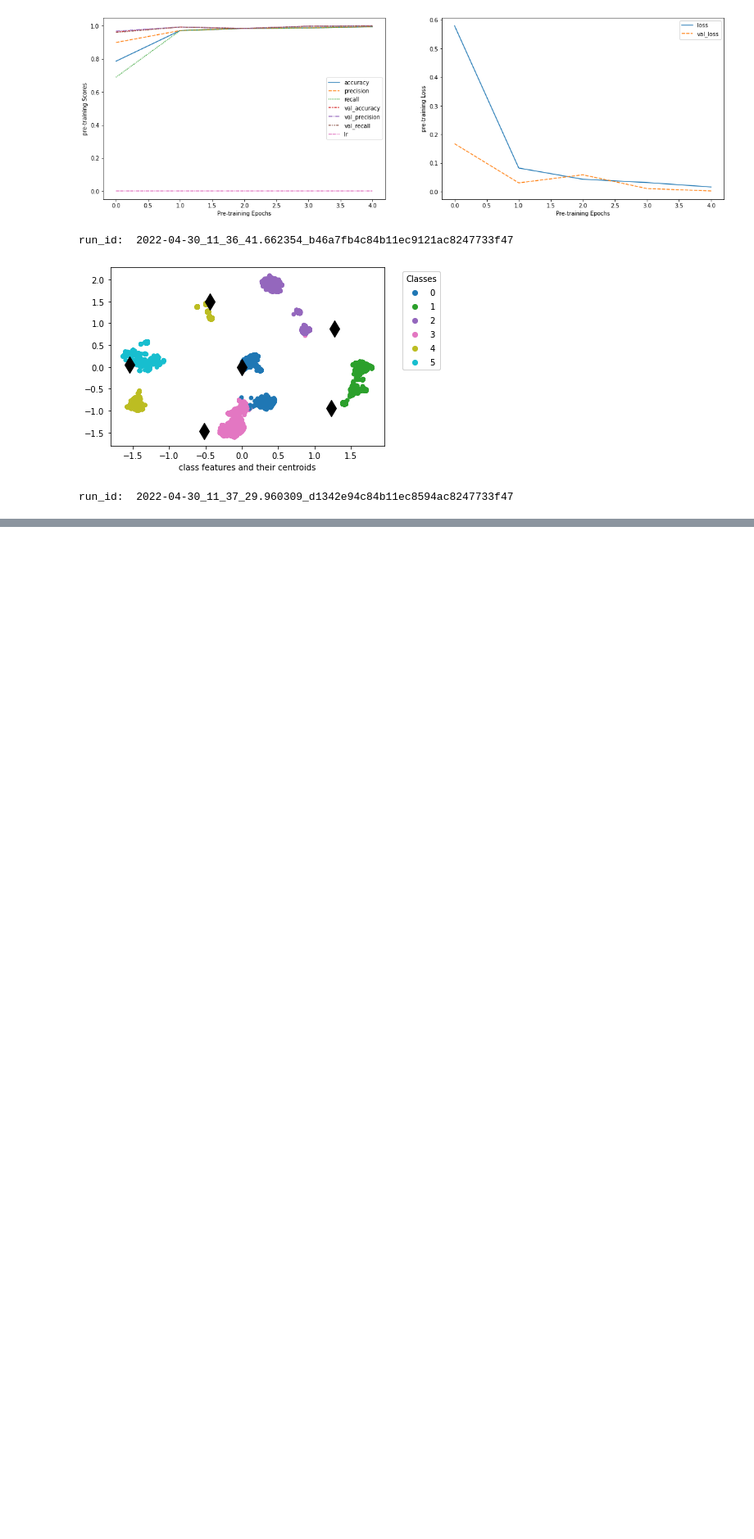
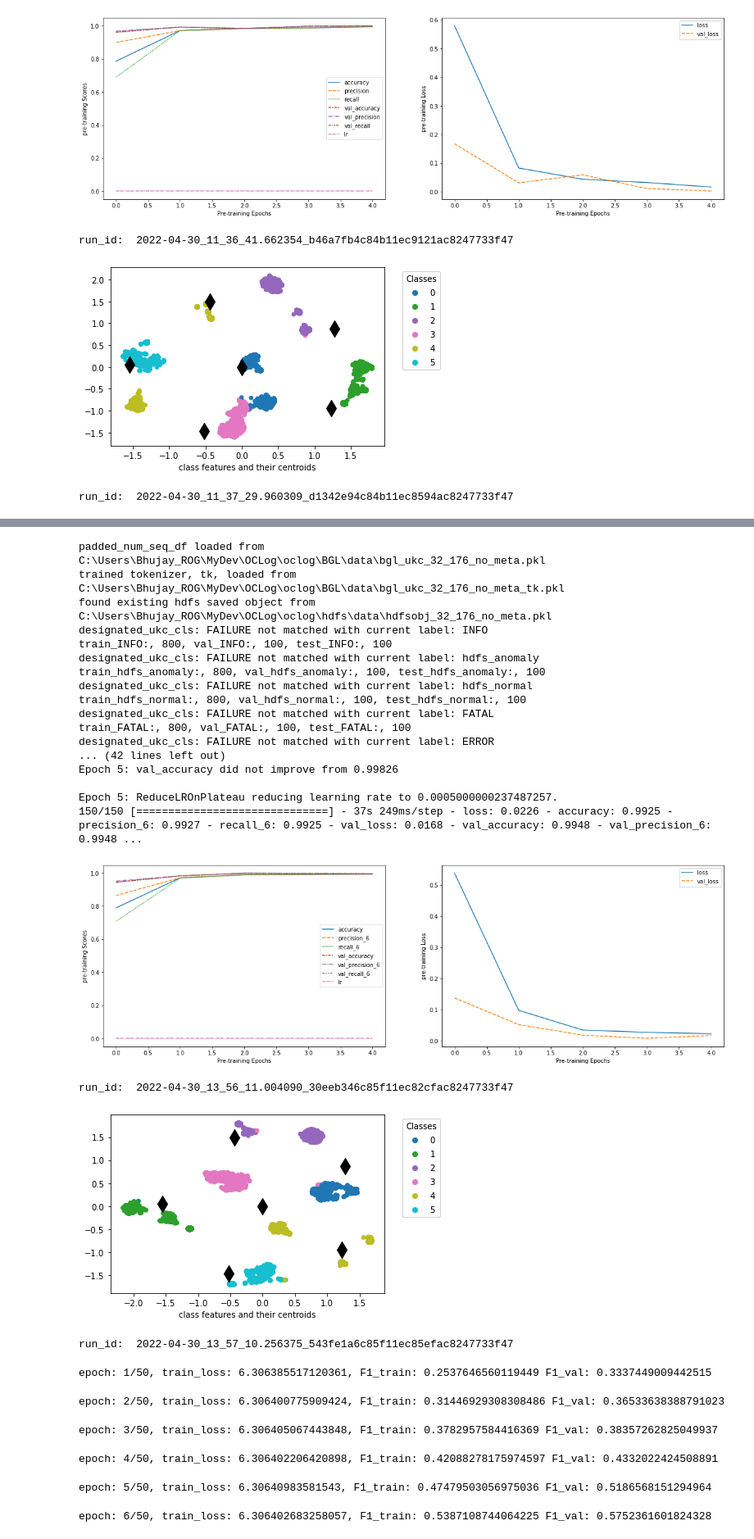
Before and after one commit to BhujayKumarBhatta/OCLog, a Jupyter notebook: oclog/BGL/mixed_logs.ipynb, the cells around one changed output, grey strips where cells are left out. Shown at 82% size. Drawn from its saved outputs; the diff is of its cells as text; code cells hidden in the pictures; blank space fills up the shorter version.

Commit message:
designated ukc  is working now

```diff
--- a/oclog/BGL/mixed_logs.ipynb
+++ b/oclog/BGL/mixed_logs.ipynb
@@ -110,0 +222,41 @@ run_id:  2022-04-30_11_37_29.960309_d1342e94c84b11ec8594ac8247733f47
+# %%
+mlog = MixedLog(debug=False,
+                mixed_logs=True,
+                padded_seq_len=32,
+                padded_char_len=176,
+                log_meta_status='time_ip',
+                save_padded_num_sequences=False,
+                load_from_pkl=True,
+                                 )
+train_test = mlog.get_tensor_train_val_test(ablation=1000)
+train_data, val_data, test_data = train_test
+oset = OpenSet()
+res = oset.train(bglog=mlog, train_data=train_data, val_data=val_data, test_data=test_data, pt_epochs=5, oc_epochs=50)
+# %% [output]
+padded_num_seq_df loaded from C:\Users\Bhujay_ROG\MyDev\OCLog\oclog\BGL\data\bgl_ukc_32_176_no_meta.pkl
+trained tokenizer, tk, loaded from C:\Users\Bhujay_ROG\MyDev\OCLog\oclog\BGL\data\bgl_ukc_32_176_no_meta_tk.pkl
+found existing hdfs saved object from C:\Users\Bhujay_ROG\MyDev\OCLog\oclog\hdfs\data\hdfsobj_32_176_no_meta.pkl
+designated_ukc_cls: FAILURE not matched with current label: INFO
+train_INFO:, 800, val_INFO:, 100, test_INFO:, 100
+designated_ukc_cls: FAILURE not matched with current label: hdfs_anomaly
+train_hdfs_anomaly:, 800, val_hdfs_anomaly:, 100, test_hdfs_anomaly:, 100
+designated_ukc_cls: FAILURE not matched with current label: hdfs_normal
+train_hdfs_normal:, 800, val_hdfs_normal:, 100, test_hdfs_normal:, 100
+designated_ukc_cls: FAILURE not matched with current label: FATAL
+train_FATAL:, 800, val_FATAL:, 100, test_FATAL:, 100
+designated_ukc_cls: FAILURE not matched with current label: ERROR
+... (42 lines left out)
+Epoch 5: val_accuracy did not improve from 0.99826
+
+Epoch 5: ReduceLROnPlateau reducing learning rate to 0.0005000000237487257.
+150/150 [==============================] - 37s 249ms/step - loss: 0.0226 - accuracy: 0.9925 - precision_6: 0.9927 - recall_6: 0.9925 - val_loss: 0.0168 - val_accuracy: 0.9948 - val_precision_6: 0.9948 ...
+[figure, added]
+run_id:  2022-04-30_13_56_11.004090_30eeb346c85f11ec82cfac8247733f47
+[figure, added]
+run_id:  2022-04-30_13_57_10.256375_543fe1a6c85f11ec85efac8247733f47
+epoch: 1/50, train_loss: 6.306385517120361, F1_train: 0.2537646560119449 F1_val: 0.3337449009442515
+epoch: 2/50, train_loss: 6.306400775909424, F1_train: 0.31446929308308486 F1_val: 0.36533638388791023
+epoch: 3/50, train_loss: 6.306405067443848, F1_train: 0.3782957584416369 F1_val: 0.38357262825049937
+epoch: 4/50, train_loss: 6.306402206420898, F1_train: 0.42088278175974597 F1_val: 0.4332022424508891
+epoch: 5/50, train_loss: 6.30640983581543, F1_train: 0.47479503056975036 F1_val: 0.5186568151294964
+epoch: 6/50, train_loss: 6.306402683258057, F1_train: 0.5387108744064225 F1_val: 0.5752361601824328
```
Also changed, not shown: parts of 7 cells of this notebook, 5 other files.
